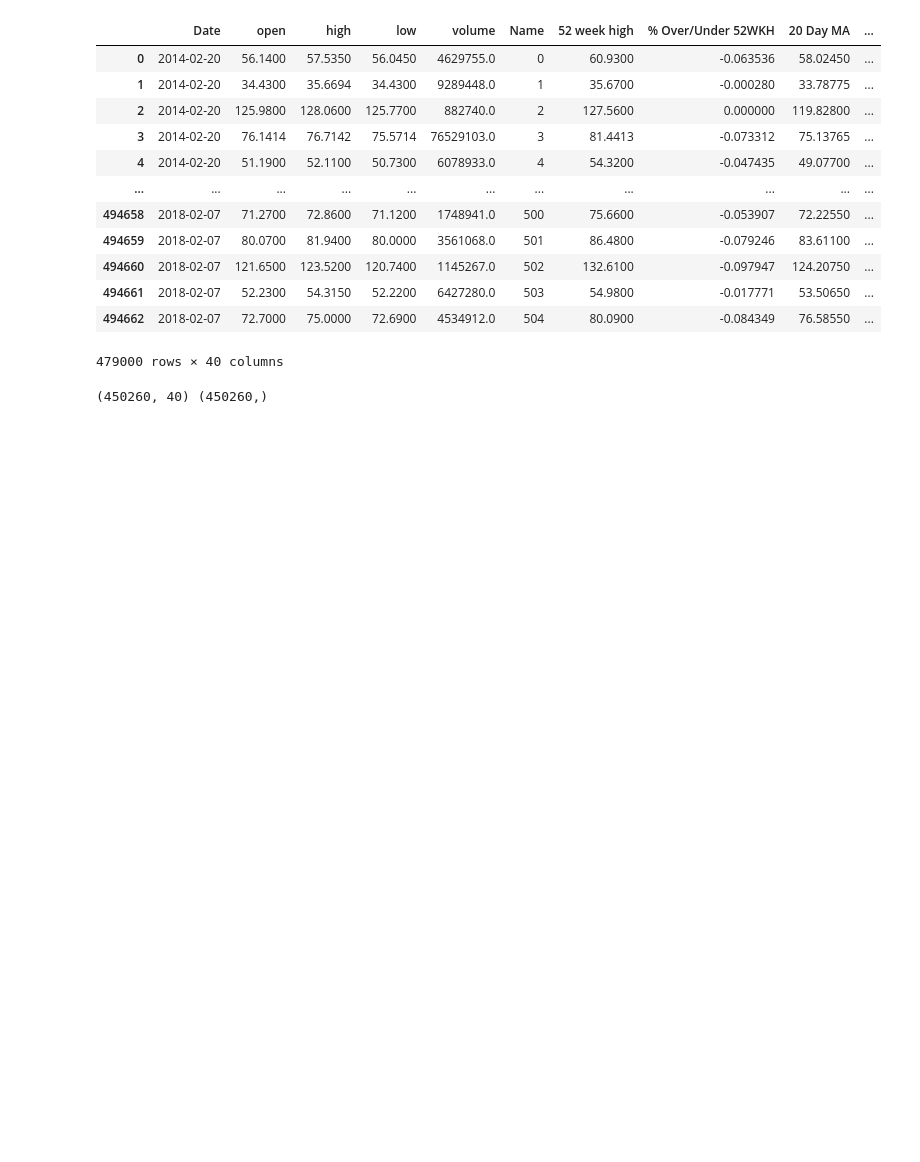
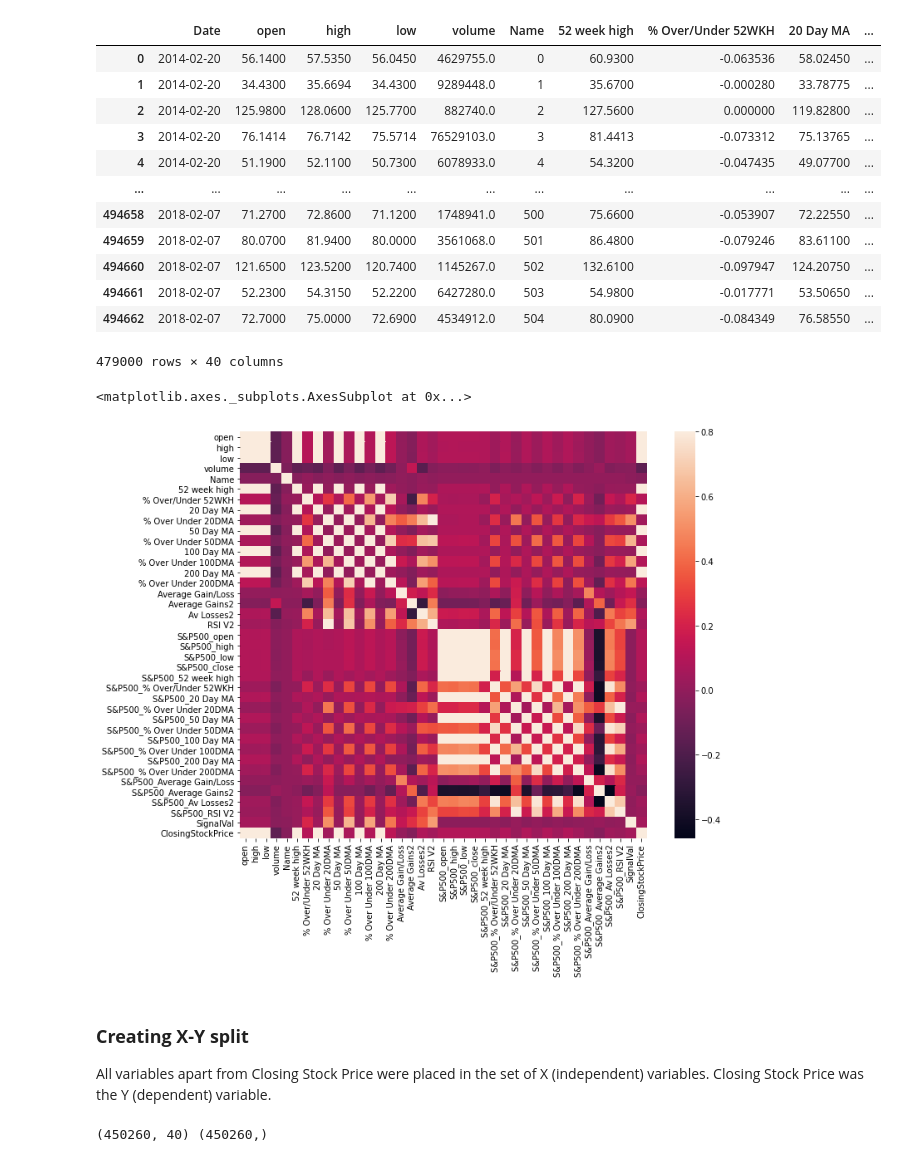
Before and after one commit to FowadIjaz/Portfolio, a Jupyter notebook: F743_Final_Project_V4.ipynb, the cells around one changed output. Drawn from its saved outputs; the diff is of its cells as text; code cells hidden in the pictures; blank space fills up the shorter version.

```diff
--- a/F743_Final_Project_V4.ipynb
+++ b/F743_Final_Project_V4.ipynb
@@ -150,6 +159,18 @@ df
 | 494661 | 2018-02-07 | 52.2300 | 54.3150 | 52.2200 | 6427280.0 | 503 | 54.9800 | -0.017771 | 53.50650 | ... |
 | 494662 | 2018-02-07 | 72.7000 | 75.0000 | 72.6900 | 4534912.0 | 504 | 80.0900 | -0.084349 | 76.58550 | ... |
 479000 rows × 40 columns
+# %%
+# Checking collinearity of variables by creating a correlation matrix
+corrmat = df.corr()
+f, ax = plt.subplots(figsize=(12, 9))
+sns.heatmap(corrmat, vmax=.8, square=True)
+# %% [output]
+<matplotlib.axes._subplots.AxesSubplot at 0x...>
+[figure, added]
+# %% [markdown]
+### **Creating X-Y split**
+
+All variables apart from Closing Stock Price were placed in the set of X (independent) variables. Closing Stock Price was the Y (dependent) variable.
 # %%
 # Creating X and Y split, and offsetting data by 479*60. 479 is the number of stocks remaining on the list, while 60 is the number of days to be offset by
 X = df.values[:(len(df)-(479*60)),0:41]
```
Also changed, not shown: parts of 7 cells of this notebook.
